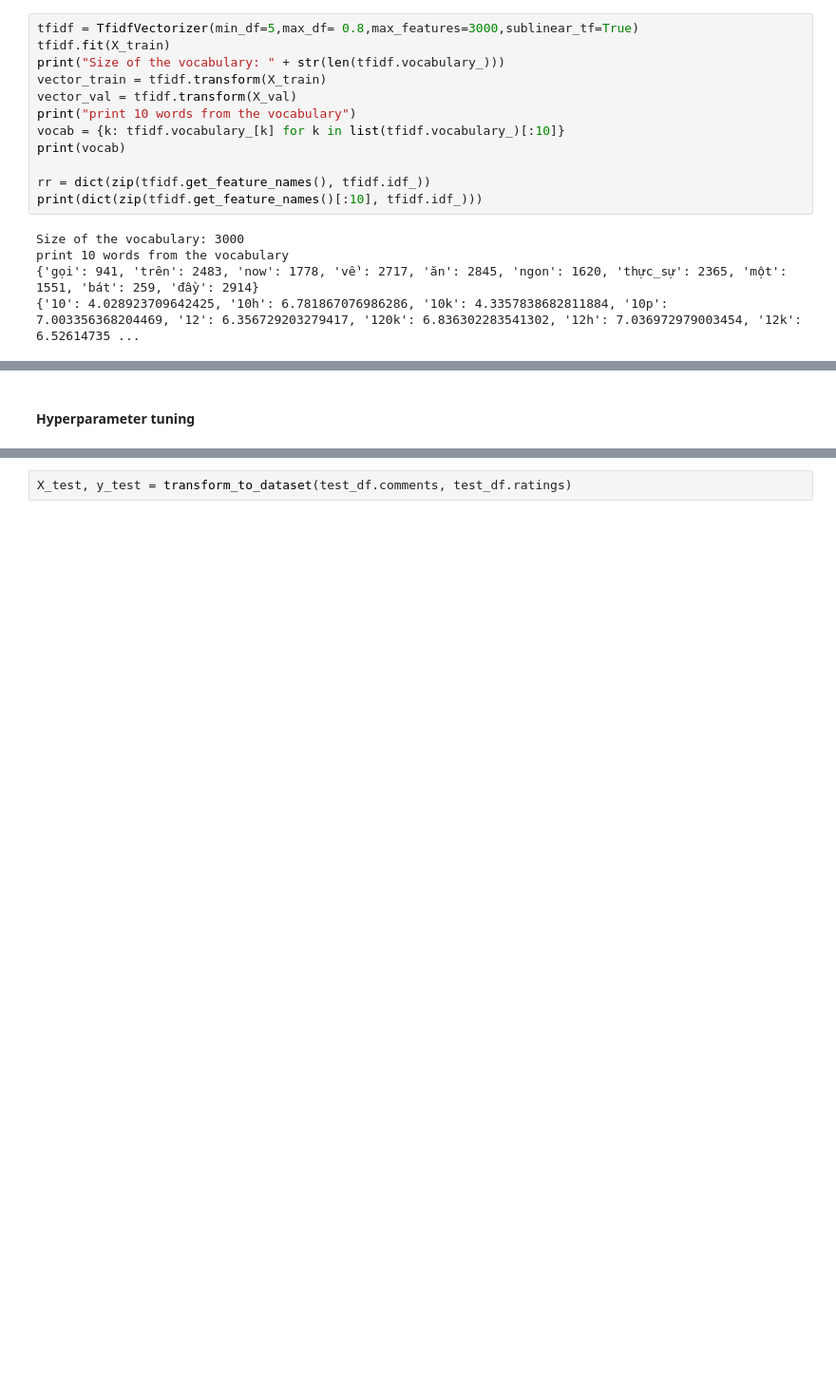
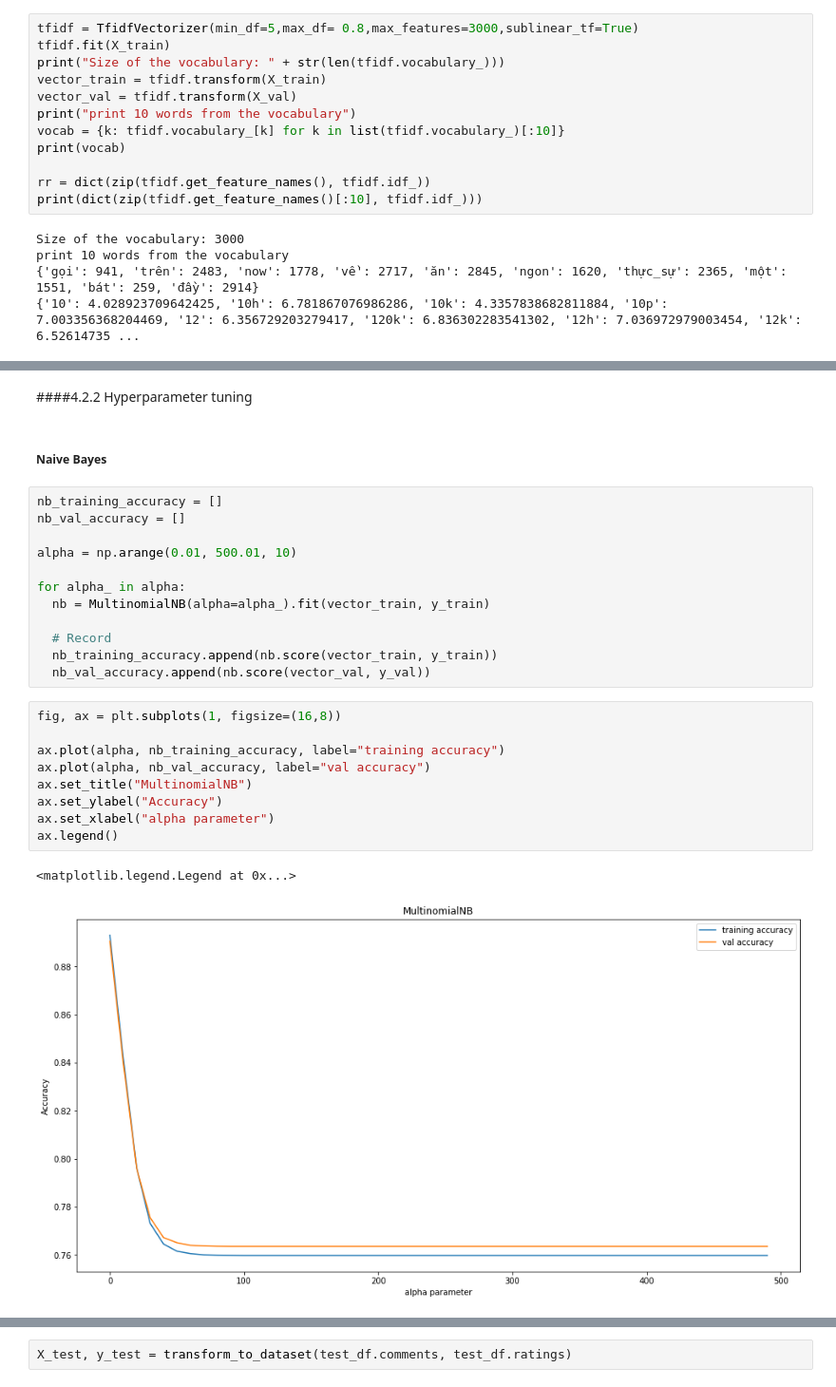
Before and after one commit to DatDoc/CS114.K21.KHTN, a Jupyter notebook: sentiment_analysis/sentiment_analysis.ipynb, the cells around one changed output, grey strips where cells are left out. Shown at 95% size. Cells and saved outputs as stored; diff of their text form; blank space fills up the shorter version.

```diff
--- a/sentiment_analysis/sentiment_analysis.ipynb
+++ b/sentiment_analysis/sentiment_analysis.ipynb
@@ -546,4 +479,30 @@ LinearSVC(C=1.0, class_weight=None, dual=True, fit_intercept=True,
    macro avg      0.910     0.888     0.898     20992
 weighted avg      0.927     0.929     0.928     20992
 # %% [markdown]
-#### Hyperparameter tuning
+####4.2.2 Hyperparameter tuning
+# %% [markdown]
+##### Naive Bayes
+# %%
+nb_training_accuracy = []
+nb_val_accuracy = []
+
+alpha = np.arange(0.01, 500.01, 10)
+
+for alpha_ in alpha:
+  nb = MultinomialNB(alpha=alpha_).fit(vector_train, y_train)
+
+  # Record
+  nb_training_accuracy.append(nb.score(vector_train, y_train))
+  nb_val_accuracy.append(nb.score(vector_val, y_val))
+# %%
+fig, ax = plt.subplots(1, figsize=(16,8))
+
+ax.plot(alpha, nb_training_accuracy, label="training accuracy")
+ax.plot(alpha, nb_val_accuracy, label="val accuracy")
+ax.set_title("MultinomialNB")
+ax.set_ylabel("Accuracy")
+ax.set_xlabel("alpha parameter")
+ax.legend()
+# %% [output]
+<matplotlib.legend.Legend at 0x...>
+[figure, added]
```
Also changed, not shown: parts of 71 cells of this notebook.
